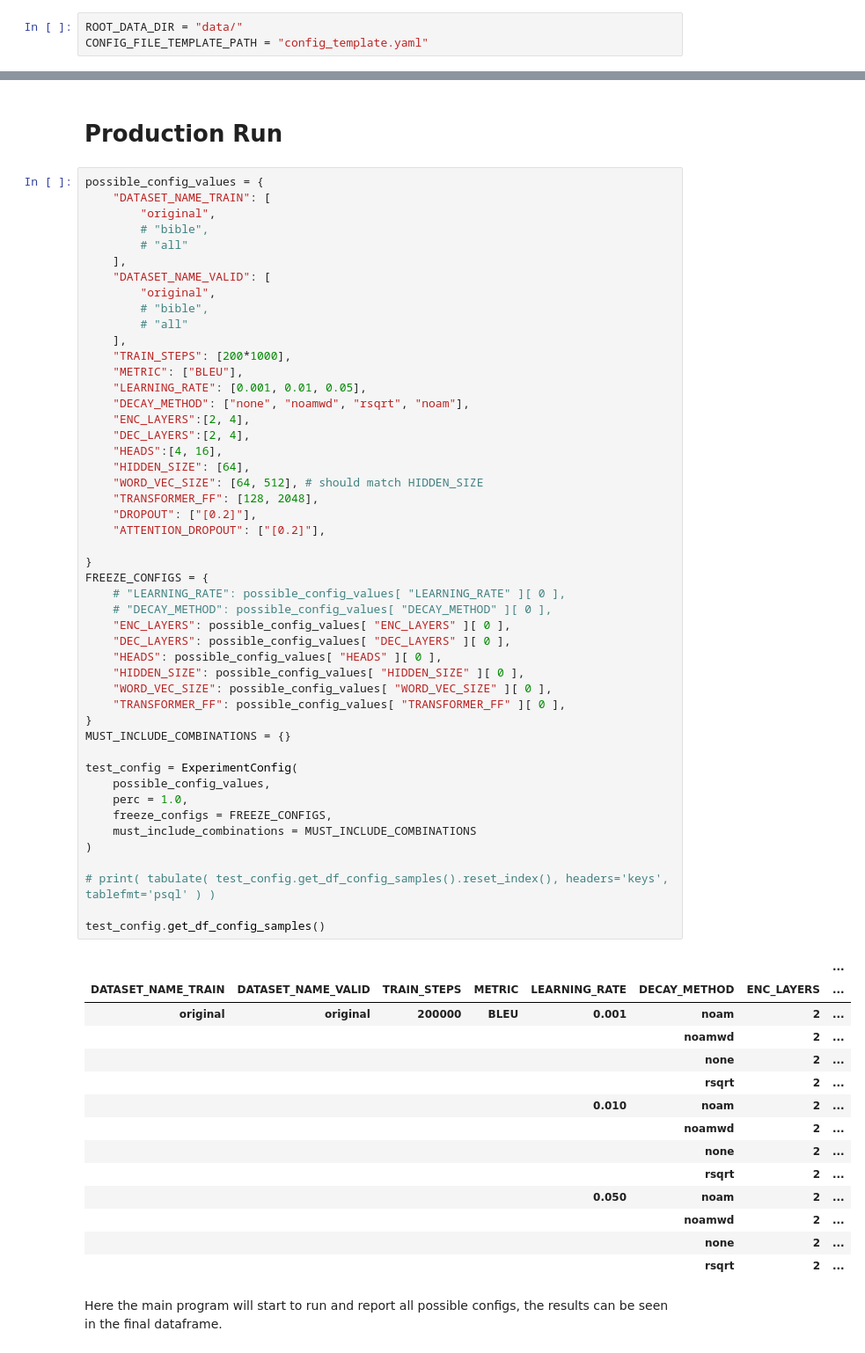
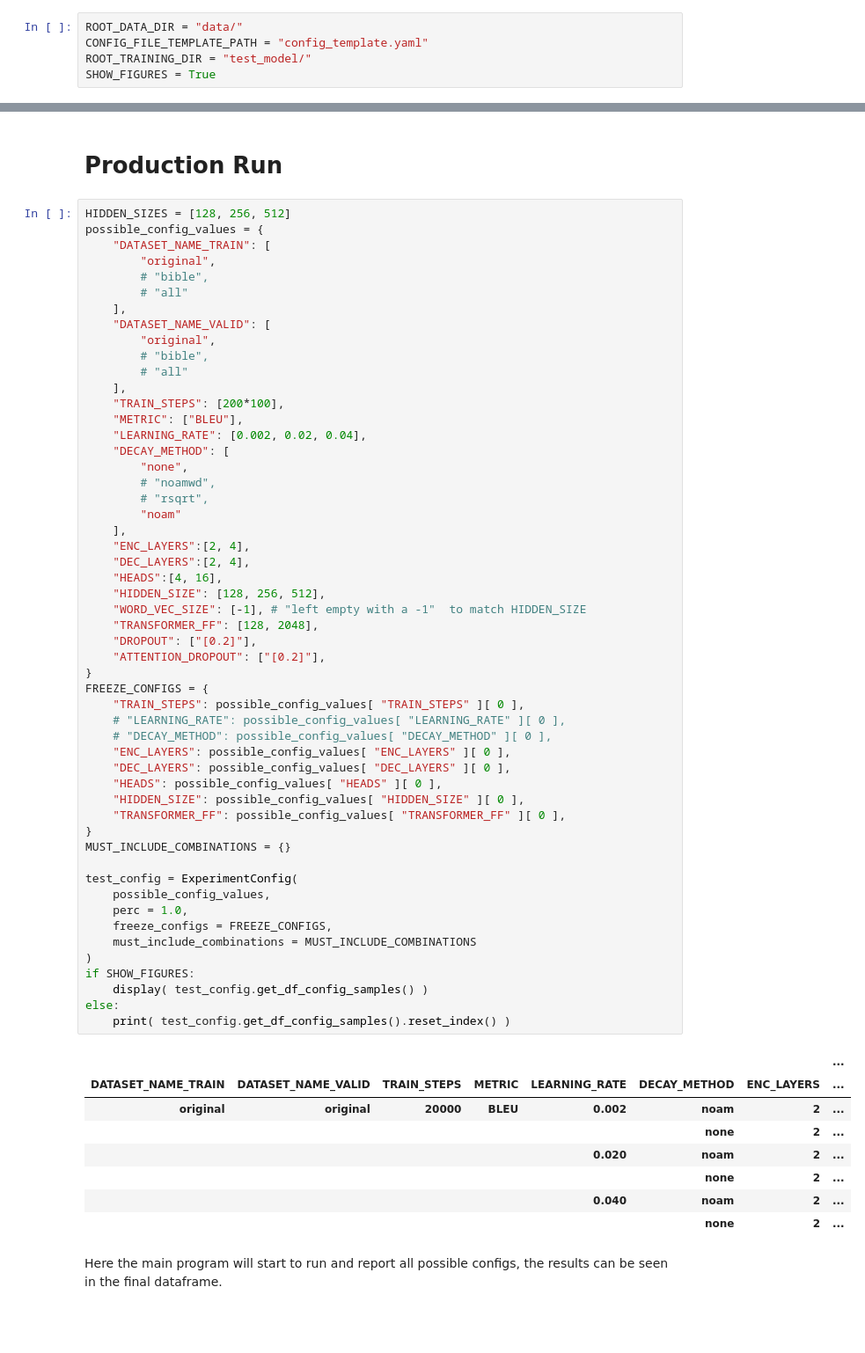
Before and after one commit to skogsgren/MT-5LN711-Runyankole, a Jupyter notebook: src/ml_experiments.ipynb, the cells around one changed output, grey strips where cells are left out. Shown at 88% size. Cells and saved outputs as stored; diff of their text form; blank space fills up the shorter version.

```diff
--- a/src/ml_experiments.ipynb
+++ b/src/ml_experiments.ipynb
@@ -12,6 +12,8 @@
 # %%
 ROOT_DATA_DIR = "data/"
 CONFIG_FILE_TEMPLATE_PATH = "config_template.yaml"
+ROOT_TRAINING_DIR = "test_model/"
+SHOW_FIGURES = True
 # %%
 import os.path
 from pathlib import Path
@@ -329,6 +418,7 @@ class Pipeline():
 # %% [markdown]
 # Production Run
 # %%
+HIDDEN_SIZES = [128, 256, 512]
 possible_config_values = {
     "DATASET_NAME_TRAIN": [
         "original",
@@ -340,57 +430,55 @@ possible_config_values = {
         # "bible",
         # "all"
     ],
-    "TRAIN_STEPS": [200*1000],
+    "TRAIN_STEPS": [200*100],
     "METRIC": ["BLEU"],
-    "LEARNING_RATE": [0.001, 0.01, 0.05],
-    "DECAY_METHOD": ["none", "noamwd", "rsqrt", "noam"],
+    "LEARNING_RATE": [0.002, 0.02, 0.04],
+    "DECAY_METHOD": [
+        "none",
+        # "noamwd",
+        # "rsqrt",
+        "noam"
+    ],
     "ENC_LAYERS":[2, 4],
     "DEC_LAYERS":[2, 4],
     "HEADS":[4, 16],
-    "HIDDEN_SIZE": [64],
-    "WORD_VEC_SIZE": [64, 512], # should match HIDDEN_SIZE
+    "HIDDEN_SIZE": [128, 256, 512],
+    "WORD_VEC_SIZE": [-1], # "left empty with a -1"  to match HIDDEN_SIZE
     "TRANSFORMER_FF": [128, 2048],
     "DROPOUT": ["[0.2]"],
     "ATTENTION_DROPOUT": ["[0.2]"],
-
 }
 FREEZE_CONFIGS = {
+    "TRAIN_STEPS": possible_config_values[ "TRAIN_STEPS" ][ 0 ],
     # "LEARNING_RATE": possible_config_values[ "LEARNING_RATE" ][ 0 ],
     # "DECAY_METHOD": possible_config_values[ "DECAY_METHOD" ][ 0 ],
     "ENC_LAYERS": possible_config_values[ "ENC_LAYERS" ][ 0 ],
     "DEC_LAYERS": possible_config_values[ "DEC_LAYERS" ][ 0 ],
     "HEADS": possible_config_values[ "HEADS" ][ 0 ],
     "HIDDEN_SIZE": possible_config_values[ "HIDDEN_SIZE" ][ 0 ],
-    "WORD_VEC_SIZE": possible_config_values[ "WORD_VEC_SIZE" ][ 0 ],
     "TRANSFORMER_FF": possible_config_values[ "TRANSFORMER_FF" ][ 0 ],
 }
 MUST_INCLUDE_COMBINATIONS = {}
 
 test_config = ExperimentConfig(
     possible_config_values,
     perc = 1.0,
     freeze_configs = FREEZE_CONFIGS,
     must_include_combinations = MUST_INCLUDE_COMBINATIONS
 )
-
-# print( tabulate( test_config.get_df_config_samples().reset_index(), headers='keys', tablefmt='psql' ) )
-
-test_config.get_df_config_samples()
+if SHOW_FIGURES:
+    display( test_config.get_df_config_samples() )
+else:
+    print( test_config.get_df_config_samples().reset_index() )
 # %% [output]
 |  |  |  |  |  |  |  | ... |
 | DATASET_NAME_TRAIN | DATASET_NAME_VALID | TRAIN_STEPS | METRIC | LEARNING_RATE | DECAY_METHOD | ENC_LAYERS | ... |
-| original | original | 200000 | BLEU | 0.001 | noam | 2 | ... |
-|  |  |  |  |  | noamwd | 2 | ... |
+| original | original | 20000 | BLEU | 0.002 | noam | 2 | ... |
 |  |  |  |  |  | none | 2 | ... |
-|  |  |  |  |  | rsqrt | 2 | ... |
-|  |  |  |  | 0.010 | noam | 2 | ... |
-|  |  |  |  |  | noamwd | 2 | ... |
+|  |  |  |  | 0.020 | noam | 2 | ... |
 |  |  |  |  |  | none | 2 | ... |
-|  |  |  |  |  | rsqrt | 2 | ... |
-|  |  |  |  | 0.050 | noam | 2 | ... |
-|  |  |  |  |  | noamwd | 2 | ... |
+|  |  |  |  | 0.040 | noam | 2 | ... |
 |  |  |  |  |  | none | 2 | ... |
-|  |  |  |  |  | rsqrt | 2 | ... |
 # %% [markdown]
 Here the main program will start to run and report all possible configs, the results can be seen in the final dataframe.
 # %%
```
Also changed, not shown: parts of 4 cells of this notebook, 4 other files.
